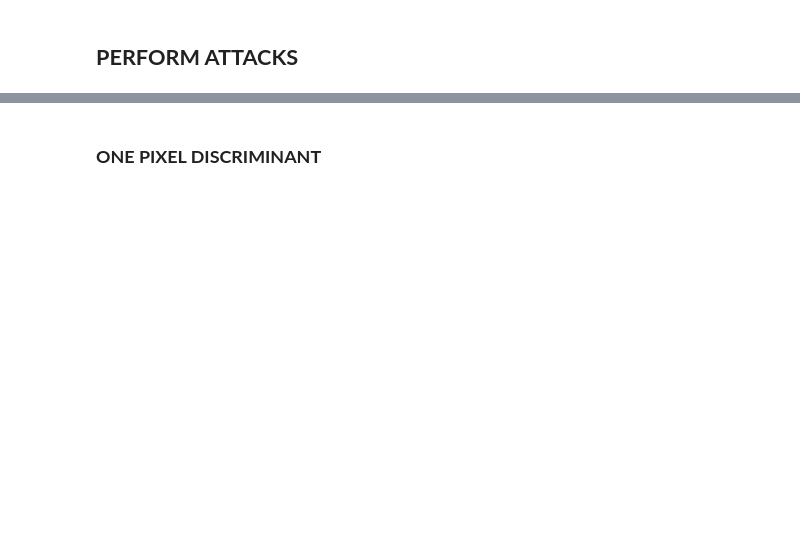
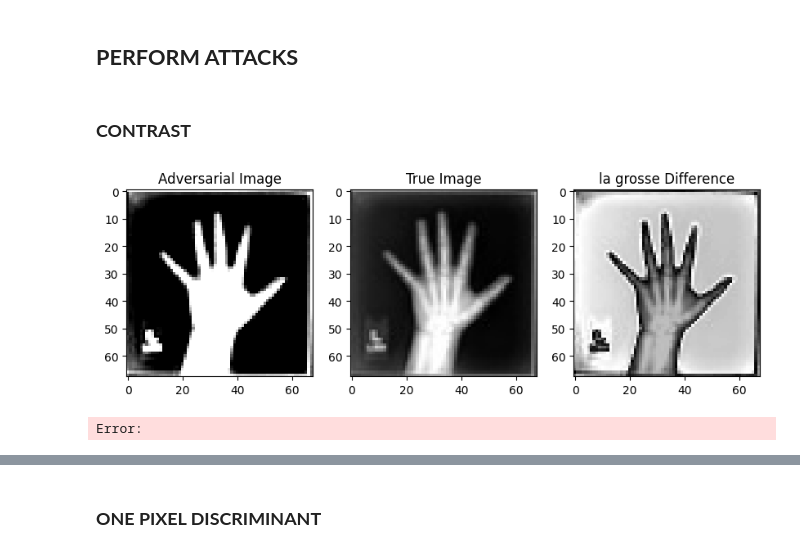
Before and after one commit to rosaliemillner/PGM_project, a Jupyter notebook: main.ipynb, the cells around one changed output, grey strips where cells are left out. Cells and saved outputs as stored; diff of their text form; code cells hidden in the pictures; blank space fills up the shorter version.

```diff
--- a/main.ipynb
+++ b/main.ipynb
@@ -177,2 +174,8 @@ cm = plot_confusion_matrix(true_labels, pred_labels)
 # %% [markdown]
 ## **PERFORM ATTACKS**
+# %% [markdown]
+### **CONTRAST**
+# %%
+from evaluation import perform_attack
+
+adv_images_contrast = perform_attack(fit_model, TEST_SET, model_type='convnet', attack='contrast', epsilon=0.1)
@@ -178,0 +190,25 @@ cm = plot_confusion_matrix(true_labels, pred_labels)
+# %%
+from PIL import Image
+import numpy as np
+
+true_images = np.array([img for img, _ in TEST_SET])
+adv_images_bg = np.array([img.cpu().detach().numpy() for img in adv_images_contrast])
+i = 5678
+
+# plot images
+plt.figure(figsize=(10, 10))
+plt.subplot(1, 3, 1)
+plt.imshow(adv_images_bg[i].squeeze(), cmap='gray')
+plt.title('Adversarial Image')
+
+plt.subplot(1, 3, 2)
+plt.imshow(true_images[i].squeeze(), cmap='gray')
+plt.title('True Image')
+
+plt.subplot(1, 3, 3)
+plt.imshow(true_images[i].squeeze() - adv_images_bg[i].squeeze(), cmap='gray')
+plt.title('la grosse Difference')
+plt.show()
+# %% [output]
+[figure, added]
+Error:
```
Also changed, not shown: parts of 31 cells of this notebook, 15 other files.
